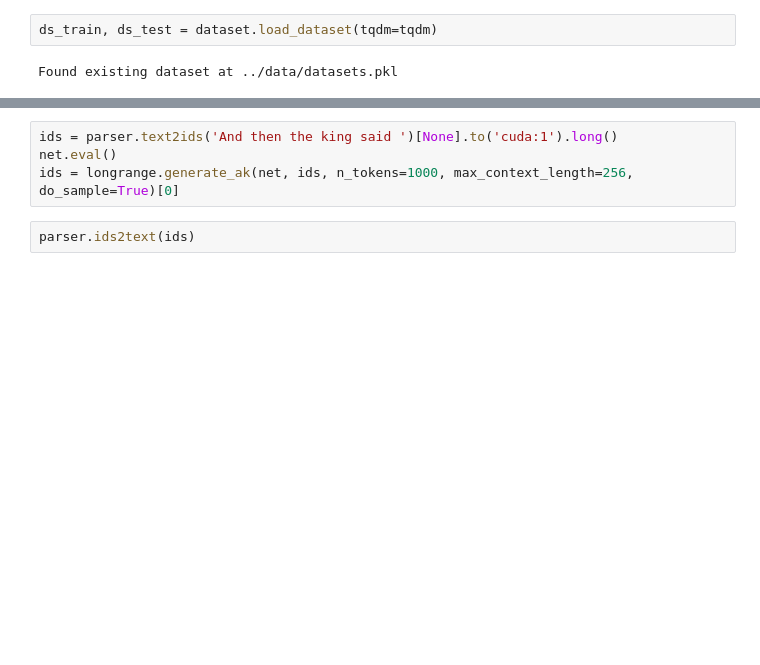
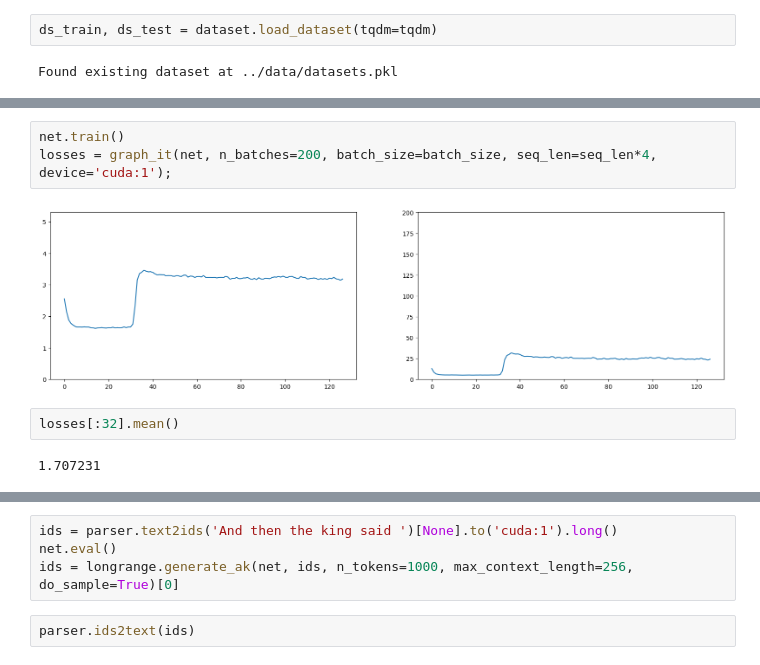
Before and after one commit to akarshkumar0101/transformer-memory, a Jupyter notebook: skip/debug.ipynb, the cells around one changed output, grey strips where cells are left out. Drawn from its saved outputs; the diff is of its cells as text; blank space fills up the shorter version.

```diff
--- a/skip/debug.ipynb
+++ b/skip/debug.ipynb
@@ -72 +81,10 @@ util.count_params(net)
+# %%
+net.train()
+losses = graph_it(net, n_batches=200, batch_size=batch_size, seq_len=seq_len*4, device='cuda:1');
+# %% [output]
+[figure, added]
+# %%
+losses[:32].mean()
+# %% [output]
+1.707231
 # %%
```
Also changed, not shown: parts of 12 cells of this notebook, 8 other files.
